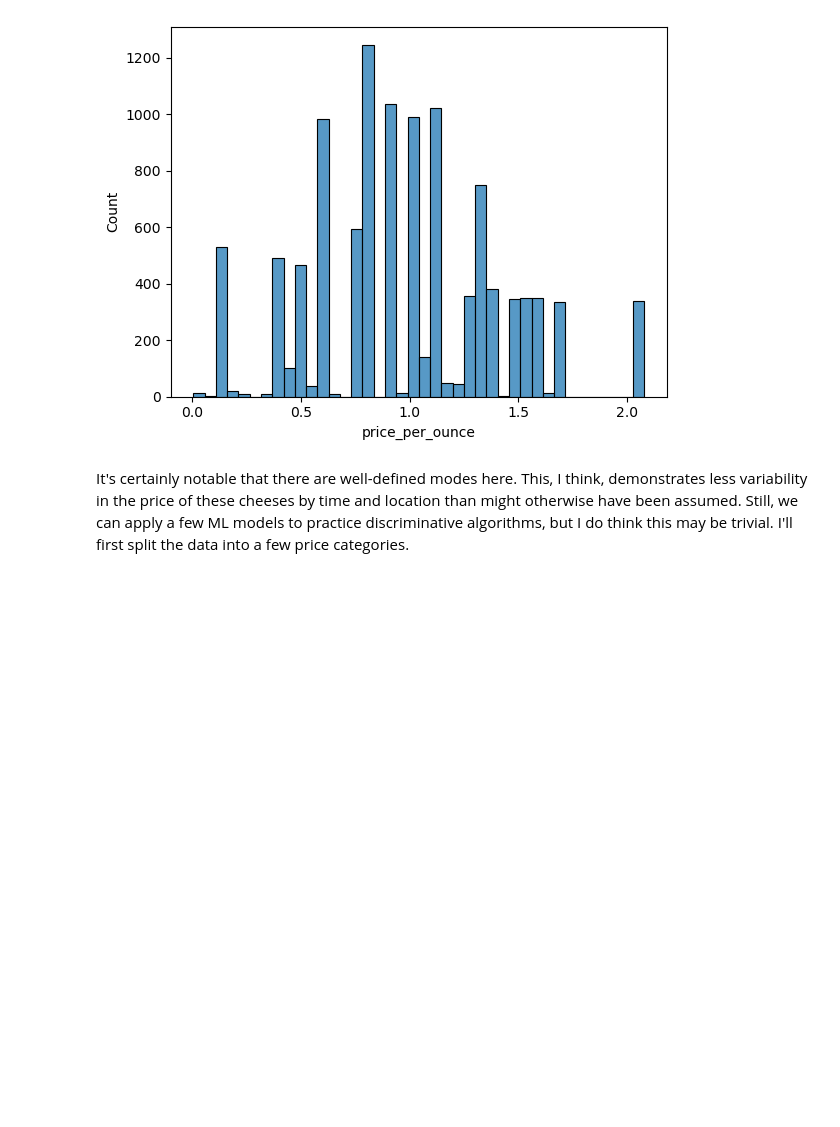
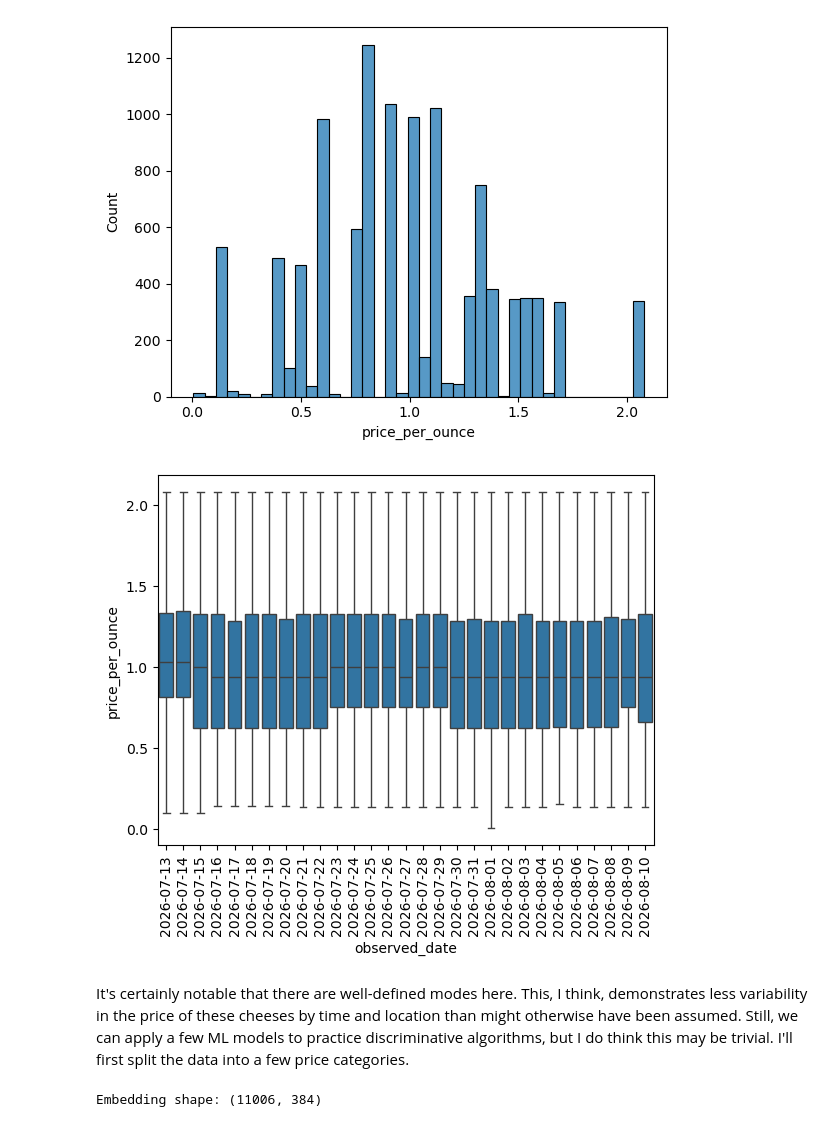
Before and after one commit to devinarora/AmericanCheese_DataAnalysis, a Jupyter notebook: americancheese.ipynb, the cells around one changed output. Saved outputs shown, nothing was run; the diff lists cells and outputs as text; code cells hidden in the pictures; blank space fills up the shorter version.

Commit message:
finished implementing text embedding and cnn

```diff
--- a/americancheese.ipynb
+++ b/americancheese.ipynb
@@ -77,5 +75,10 @@ I next want to explore the different price modes because there is such a spread
 ax = sns.histplot(cheese_df, x='price_per_ounce', multiple='stack')
 # %% [output]
 [figure]
+# %%
+ax = sns.boxplot(x=cheese_df['observed_date'], y=cheese_df['price_per_ounce'], )
+ax.tick_params(axis='x', rotation=90)
+# %% [output]
+[figure, added]
 # %% [markdown]
 It's certainly notable that there are well-defined modes here. This, I think, demonstrates less variability in the price of these cheeses by time and location than might otherwise have been assumed. Still, we can apply a few ML models to practice discriminative algorithms, but I do think this may be trivial. I'll first split the data into a few price categories.
@@ -81,0 +90,7 @@ It's certainly notable that there are well-defined modes here. This, I think, de
+# %%
+# Get text embeddings for product names
+product_names = cheese_df['product_name'].to_numpy()
+embeddings = embedding_model.encode(product_names)
+print("Embedding shape:", embeddings.shape)
+# %% [output]
+Embedding shape: (11006, 384)
```
Also changed, not shown: parts of 6 cells of this notebook.
